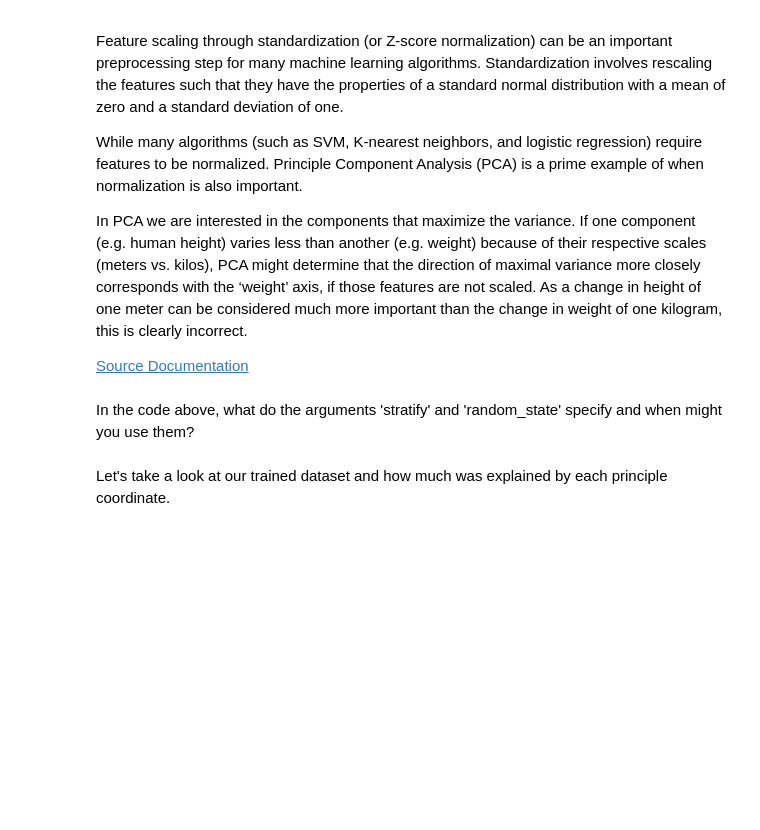
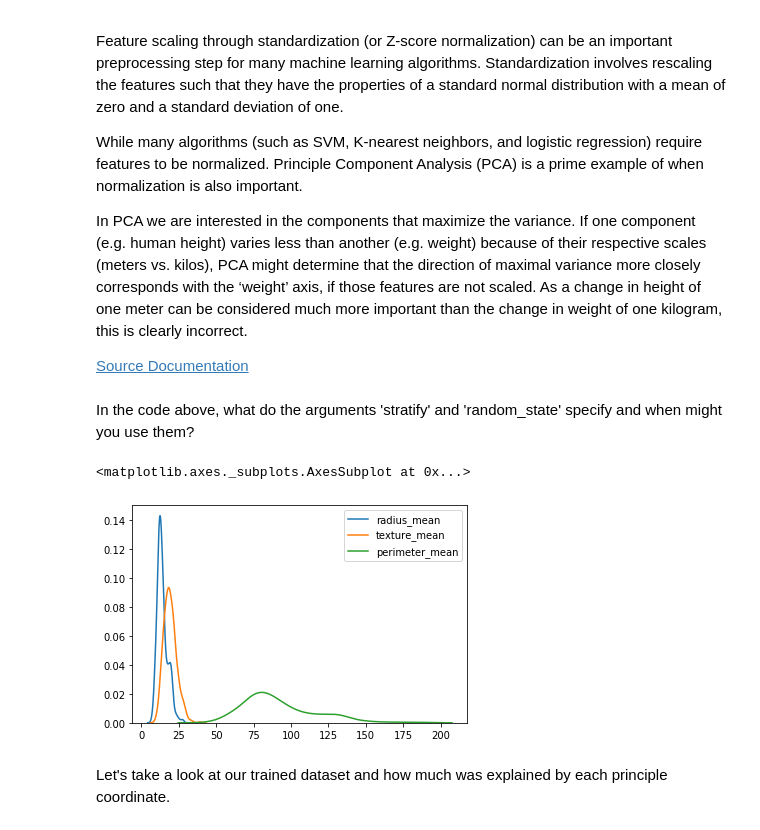
Before and after one commit to xinranjqb/516x, a Jupyter notebook: module3/PCA-Guided-Task-Cleaned.ipynb, the cells around one changed output. Drawn from its saved outputs; the diff is of its cells as text; code cells hidden in the pictures; blank space fills up the shorter version.

```diff
--- a/module3/PCA-Guided-Task-Cleaned.ipynb
+++ b/module3/PCA-Guided-Task-Cleaned.ipynb
@@ -64,7 +115,21 @@ While many algorithms (such as SVM, K-nearest neighbors, and logistic regression
 In PCA we are interested in the components that maximize the variance. If one component (e.g. human height) varies less than another (e.g. weight) because of their respective scales (meters vs. kilos), PCA might determine that the direction of maximal variance more closely corresponds with the ‘weight’ axis, if those features are not scaled. As a change in height of one meter can be considered much more important than the change in weight of one kilogram, this is clearly incorrect.
 
 [Source Documentation](https://scikit-learn.org/stable/auto_examples/preprocessing/plot_scaling_importance.html)
+# %%
+from sklearn.preprocessing import StandardScaler
+# Let's define our X and Y datasets for machine learning in scikit
+X_data = dataset.iloc[:, 2:32]
+Y_data = dataset.iloc[:,1]
+scaled_data = StandardScaler()
+scaled_X = scaled_data.fit_transform(X_data)
 # %% [markdown]
 In the code above, what do the arguments 'stratify' and 'random_state' specify and when might you use them?
+# %%
+sns.kdeplot(X_data.iloc[:,0])
+sns.kdeplot(X_data.iloc[:,1])
+sns.kdeplot(X_data.iloc[:,2])
+# %% [output]
+<matplotlib.axes._subplots.AxesSubplot at 0x...>
+[figure, added]
 # %% [markdown]
 Let's take a look at our trained dataset and how much was explained by each principle coordinate.
```
Also changed, not shown: parts of 24 cells of this notebook.
